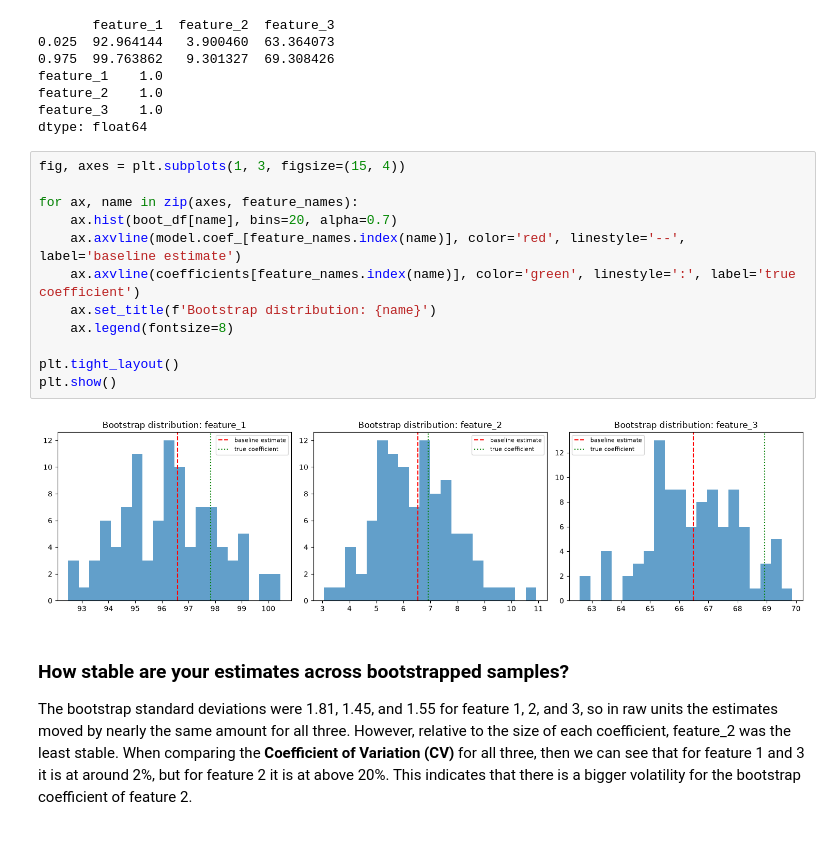
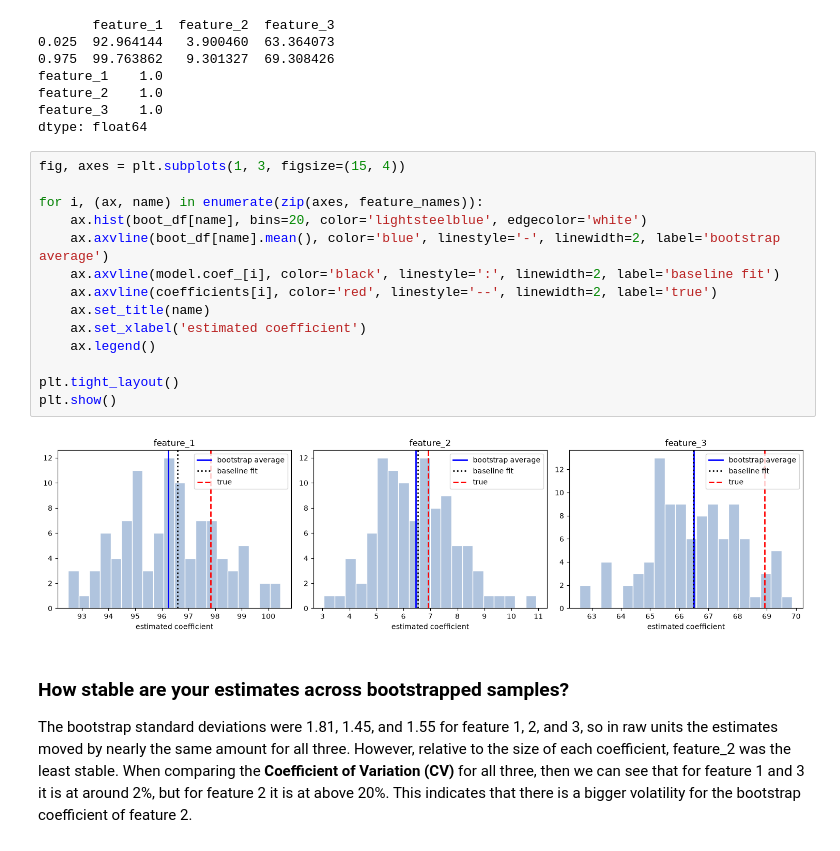
Before and after one commit to KevinRusu/AI-ML-Algorithms-1-Fall-2026, a Jupyter notebook: week3/Bootstrapping.ipynb, the cells around one changed output. Saved outputs shown, nothing was run; the diff lists cells and outputs as text.

```diff
--- a/week3/Bootstrapping.ipynb
+++ b/week3/Bootstrapping.ipynb
@@ -188,17 +188,19 @@ dtype: float64
 # %%
 fig, axes = plt.subplots(1, 3, figsize=(15, 4))
 
-for ax, name in zip(axes, feature_names):
-    ax.hist(boot_df[name], bins=20, alpha=0.7)
-    ax.axvline(model.coef_[feature_names.index(name)], color='red', linestyle='--', label='baseline estimate')
-    ax.axvline(coefficients[feature_names.index(name)], color='green', linestyle=':', label='true coefficient')
-    ax.set_title(f'Bootstrap distribution: {name}')
-    ax.legend(fontsize=8)
+for i, (ax, name) in enumerate(zip(axes, feature_names)):
+    ax.hist(boot_df[name], bins=20, color='lightsteelblue', edgecolor='white')
+    ax.axvline(boot_df[name].mean(), color='blue', linestyle='-', linewidth=2, label='bootstrap average')
+    ax.axvline(model.coef_[i], color='black', linestyle=':', linewidth=2, label='baseline fit')
+    ax.axvline(coefficients[i], color='red', linestyle='--', linewidth=2, label='true')
+    ax.set_title(name)
+    ax.set_xlabel('estimated coefficient')
+    ax.legend()
 
 plt.tight_layout()
 plt.show()
 # %% [output]
-[figure, old version]
+[figure, new version]
 # %% [markdown]
 ### How stable are your estimates across bootstrapped samples?
 
```
